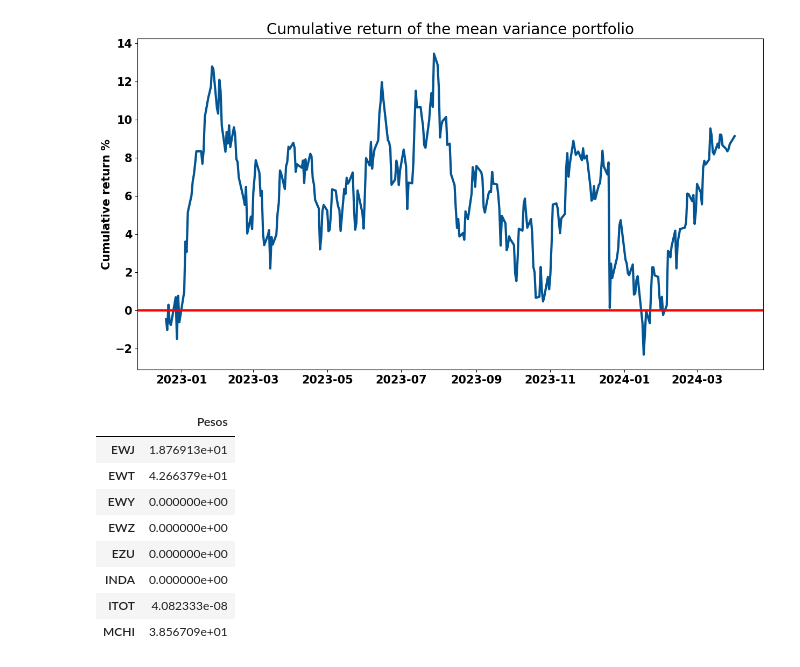
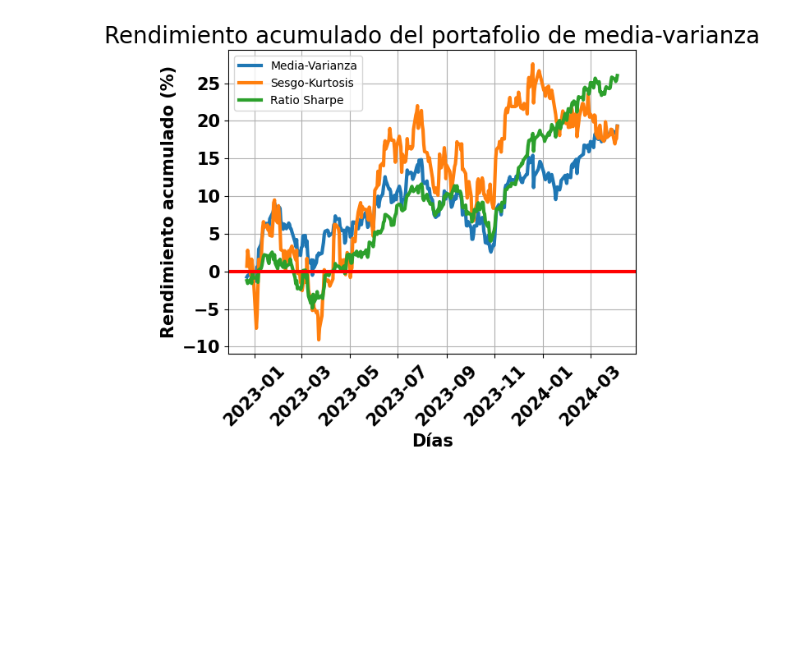
Before and after one commit to ajmtrz/proyectos_varios, a Jupyter notebook: mean-var-ark-etf.ipynb, the cells around one changed output. Saved outputs shown, nothing was run; the diff lists cells and outputs as text; code cells hidden in the pictures; blank space fills up the shorter version.

Commit message:
Criterio de optimización Ratio de Sharpe

```diff
--- a/mean-var-ark-etf.ipynb
+++ b/mean-var-ark-etf.ipynb
@@ -79,6 +79,25 @@ def SK_criterion(weights, data):
         * W**4 * kurt
     criterion = -criterion
     return criterion
+# %%
+def SR_criterion(weight, data):
+    """
+    Ountput:
+        optimización del criterio (ratio de Sharpe) de la cartera
+    Inputs:
+        weights(type ndarray numpy): Pesos de la cartera
+        data(type ndarray numpy): Retornos de los activos
+    """
+    # Calcular la rentabilidad de la cartera
+    portfolio_return = np.multiply(data, np.transpose(weight))
+    portfolio_return = portfolio_return.sum(axis=1)
+    # Calcular la media y la volatilidad de la cartera
+    mean = np.mean(portfolio_return, axis=0)
+    std=np.std(portfolio_return, axis=0)
+    # Calcular el opuesto al ratio de Sharpe
+    sharpe = mean/std
+    sharpe=-sharpe
+    return sharpe
 # %%
 split = int(0.7*len(data))
 train_set = data.iloc[:split, :]
@@ -111,41 +156,32 @@ Optimization terminated successfully    (Exit mode 0)
 # %%
 # Calcular la retabilidad acumulada de la cartera
 portfolio_return_MV = np.multiply(test_set, np.transpose(X_MV))
 portfolio_return_MV = portfolio_return_MV.sum(axis=1)
+portfolio_return_SK = np.multiply(test_set, np.transpose(X_SK))
+portfolio_return_SK = portfolio_return_SK.sum(axis=1)
+portfolio_return_SR = np.multiply(test_set, np.transpose(X_SR))
+portfolio_return_SR = portfolio_return_SR.sum(axis=1)
+portfolio_strategies = pd.concat(
+   [
+      portfolio_return_MV,
+      portfolio_return_SK,
+      portfolio_return_SR
+   ], axis=1)
+portfolio_strategies.columns = columns=["Media-Varianza", "Sesgo-Kurtosis", "Ratio Sharpe"]
+
 # Representar el CM
-plt.figure(figsize = (15, 8))
-plt.plot(np.cumsum(
-            portfolio_return_MV)*100,
-            color='#035593',
-            linewidth=3
-         )
-plt.ylabel("Cumulative return %",
-           size=15,
-           fontweight='bold')
-plt.xticks(size=15,
-           fontweight='bold'
-           )
-plt.yticks(size=15,
-           fontweight='bold'
-           )
-plt.title("Cumulative return of the mean variance portfolio",
-          size=20)
-plt.axhline(0,
-            color='r',
-            linewidth=3
-            )
+for column in portfolio_strategies.columns:
+    plt.plot(np.cumsum(portfolio_strategies[column]) * 100, linewidth=3, label=column)
+
+plt.ylabel("Rendimiento acumulado (%)", size=15, fontweight='bold')
+plt.xlabel("Días", size=15, fontweight='bold')
+plt.xticks(rotation=45)
+plt.xticks(size=15, fontweight='bold')
+plt.yticks(size=15, fontweight='bold')
+plt.title("Rendimiento acumulado del portafolio de media-varianza", size=20)
+plt.axhline(0, color='r', linewidth=3)
+plt.legend(loc="upper left")
+plt.grid(True)
 plt.show()
 # %% [output]
-[figure, old version]
+[figure, new version]
-# %%
-pd.DataFrame(X_MV*100, columns=['Pesos'], index=df.columns)
-# %% [output]
-|  | Pesos |
-| EWJ | 1.876913e+01 |
-| EWT | 4.266379e+01 |
-| EWY | 0.000000e+00 |
-| EWZ | 0.000000e+00 |
-| EZU | 0.000000e+00 |
-| INDA | 0.000000e+00 |
-| ITOT | 4.082333e-08 |
-| MCHI | 3.856709e+01 |
```
Also changed, not shown: parts of 3 cells of this notebook.
